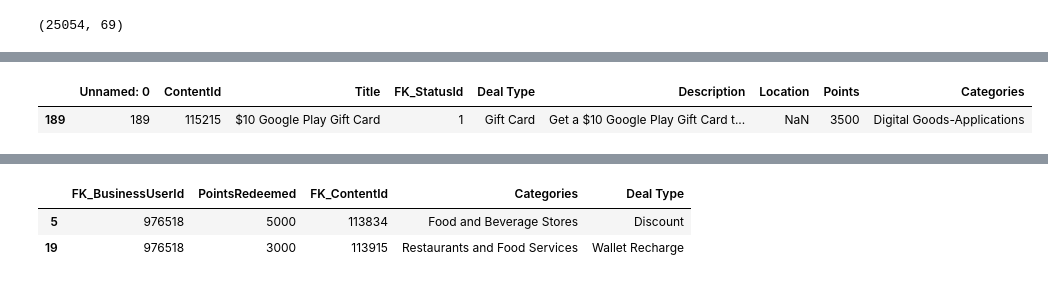
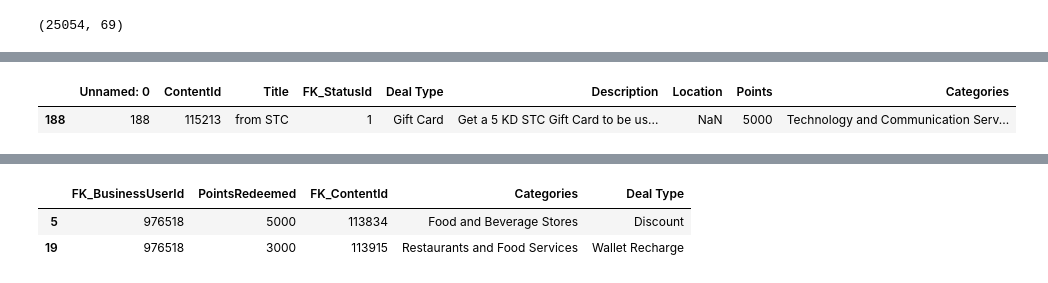
Before and after one commit to DboukAli98/KFHXRelatedAi, a Jupyter notebook: NoteBooks/Model Generation/Model_Reward.ipynb, the cells around one changed output, grey strips where cells are left out. Saved outputs shown, nothing was run; the diff lists cells and outputs as text; code cells hidden in the pictures.

```diff
--- a/NoteBooks/Model Generation/Model_Reward.ipynb
+++ b/NoteBooks/Model Generation/Model_Reward.ipynb
@@ -477,11 +506,11 @@ Content-Based Recommended deal: 113838, Score: 1.0515936579075753, Category: Per
 # %%
-specific_content_id = 115215,
+specific_content_id = 115213,
 result = deals_data[deals_data['ContentId'] == specific_content_id]
 
 result
 # %% [output]
 |  | Unnamed: 0 | ContentId | Title | FK_StatusId | Deal Type | Description | Location | Points | Categories |
-| 189 | 189 | 115215 | $10 Google Play Gift Card | 1 | Gift Card | Get a $10 Google Play Gift Card t... | NaN | 3500 | Digital Goods-Applications |
+| 188 | 188 | 115213 | from STC | 1 | Gift Card | Get a 5 KD STC Gift Card to be us... | NaN | 5000 | Technology and Communication Serv... |
 # %%
 user_last_interactions = user_item_matrix.loc[user_id]
 user_interacted_items = user_last_interactions[user_last_interactions > 0].index
```
Also changed, not shown: parts of 5 cells of this notebook.
